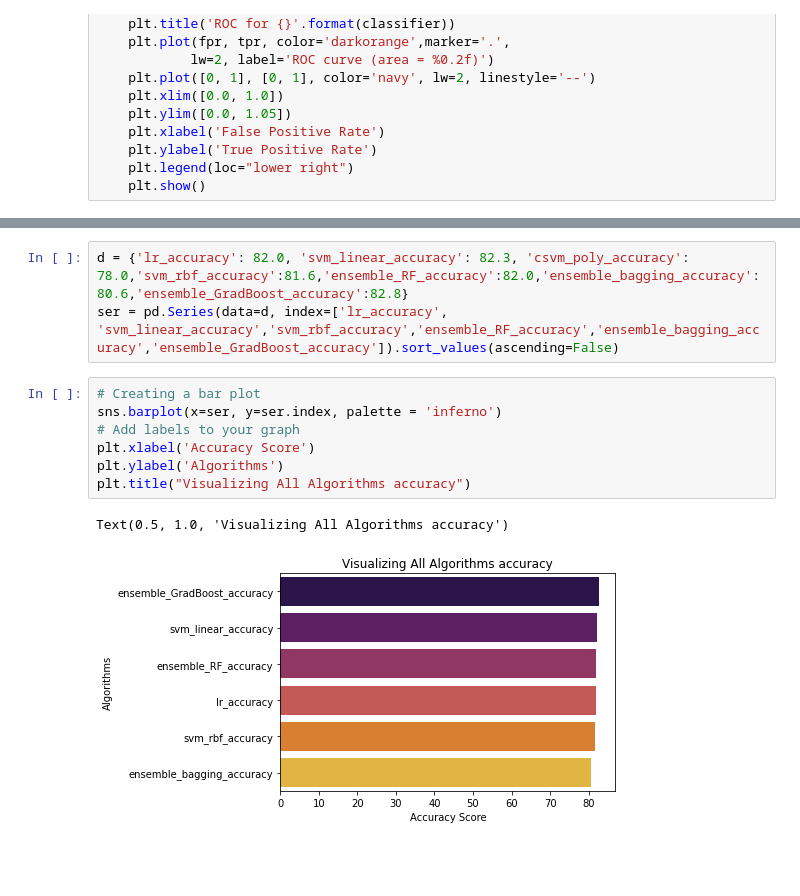
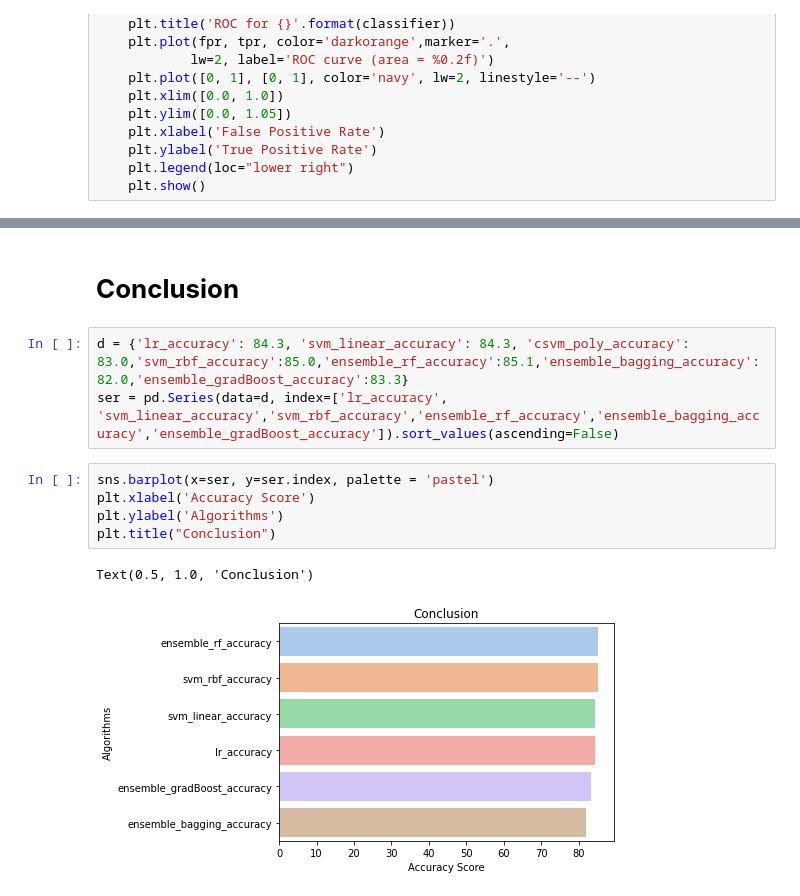
Before and after one commit to dhruvpathak1/machine_learning, a Jupyter notebook: E008_ML_Assignment2.ipynb, the cells around one changed output, grey strips where cells are left out. Cells and saved outputs as stored; diff of their text form; blank space fills up the shorter version.

```diff
--- a/E008_ML_Assignment2.ipynb
+++ b/E008_ML_Assignment2.ipynb
@@ -501,13 +527,13 @@ AUC: 0.721
+# %% [markdown]
+# **Conclusion**
 # %%
-d = {'lr_accuracy': 82.0, 'svm_linear_accuracy': 82.3, 'csvm_poly_accuracy': 78.0,'svm_rbf_accuracy':81.6,'ensemble_RF_accuracy':82.0,'ensemble_bagging_accuracy':80.6,'ensemble_GradBoost_accuracy':82.8}
-ser = pd.Series(data=d, index=['lr_accuracy', 'svm_linear_accuracy','svm_rbf_accuracy','ensemble_RF_accuracy','ensemble_bagging_accuracy','ensemble_GradBoost_accuracy']).sort_values(ascending=False)
+d = {'lr_accuracy': 84.3, 'svm_linear_accuracy': 84.3, 'csvm_poly_accuracy': 83.0,'svm_rbf_accuracy':85.0,'ensemble_rf_accuracy':85.1,'ensemble_bagging_accuracy':82.0,'ensemble_gradBoost_accuracy':83.3}
+ser = pd.Series(data=d, index=['lr_accuracy', 'svm_linear_accuracy','svm_rbf_accuracy','ensemble_rf_accuracy','ensemble_bagging_accuracy','ensemble_gradBoost_accuracy']).sort_values(ascending=False)
 # %%
-# Creating a bar plot
-sns.barplot(x=ser, y=ser.index, palette = 'inferno')
-# Add labels to your graph
+sns.barplot(x=ser, y=ser.index, palette = 'pastel')
 plt.xlabel('Accuracy Score')
 plt.ylabel('Algorithms')
-plt.title("Visualizing All Algorithms accuracy")
+plt.title("Conclusion")
 # %% [output]
-Text(0.5, 1.0, 'Visualizing All Algorithms accuracy')
+Text(0.5, 1.0, 'Conclusion')
-[figure, old version]
+[figure, new version]
```
Also changed, not shown: parts of 34 cells of this notebook.
